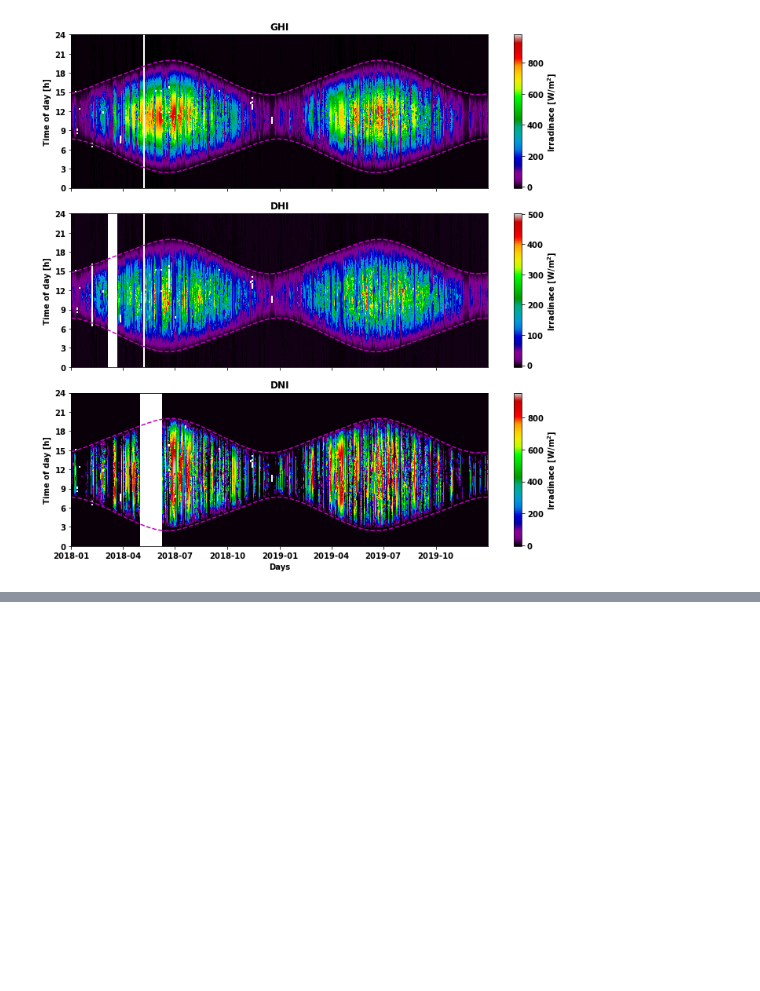
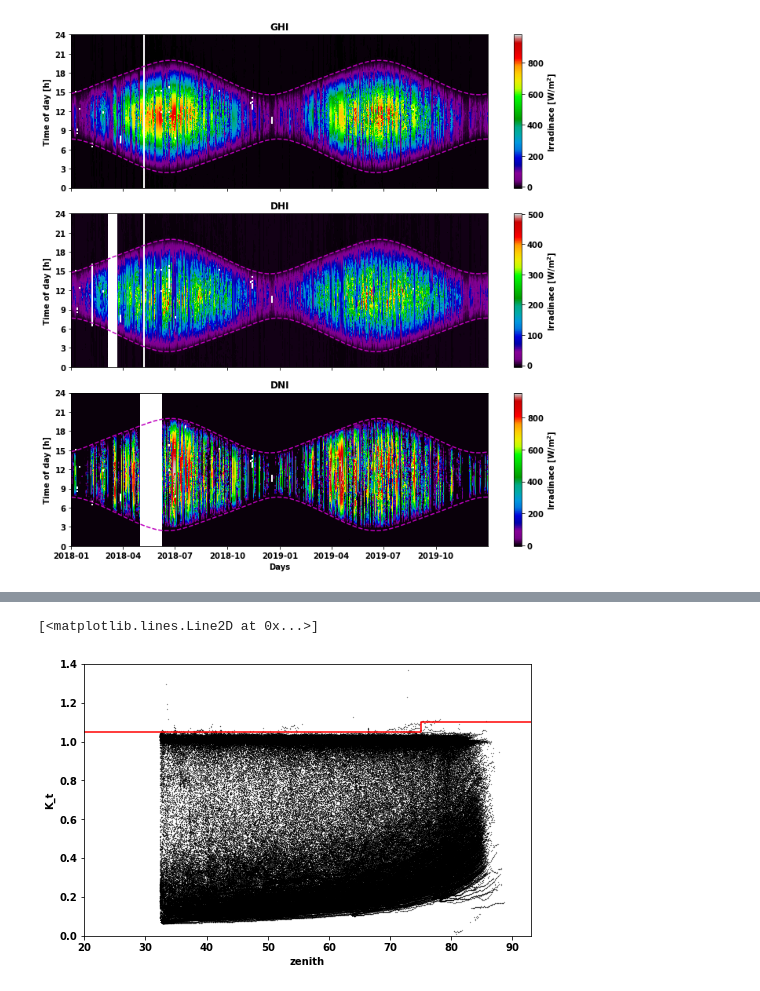
Before and after one commit to tiba-lab/Solar-Resource-Assessment-in-Python, a Jupyter notebook: notebooks/quality_asessment.ipynb, the cells around one changed output, grey strips where cells are left out. Cells and saved outputs as stored; diff of their text form; code cells hidden in the pictures; blank space fills up the shorter version.

```diff
--- a/notebooks/quality_asessment.ipynb
+++ b/notebooks/quality_asessment.ipynb
@@ -138,0 +136,3 @@ df_10min[['GHI','DHI','DNI']].plot.hist(ax=axes[1], logy=True, bins=50, alpha=0.
+# %%
+df['extra_radiation'] = pvlib.irradiance.get_extra_radiation(df.index)
+df['mu0'] = np.cos(np.deg2rad(df['zenith'])).clip(lower=0)
@@ -138,0 +171,13 @@ df_10min[['GHI','DHI','DNI']].plot.hist(ax=axes[1], logy=True, bins=50, alpha=0.
+# %%
+# Calculation of diffuse ratio
+df['K_t'] = df['DHI'] / df['GHI']
+df.loc[df['zenith']>93, 'K_t'] = np.nan
+
+# Plot diffuse ratio and limit (red)
+fig, ax = plt.subplots(figsize=(8,5))
+df[df['GHI']>50].plot.scatter(ax=ax, x='zenith', y='K_t', c='k',
+                                 s=0.05, alpha=0.75, ylim=[0,1.4], xlim=[20,93])
+ax.plot([0,75,75,93], [1.05,1.05,1.10,1.10], c='r')
+# %% [output]
+[<matplotlib.lines.Line2D at 0x...>]
+[figure, added]
```
Also changed, not shown: parts of 21 cells of this notebook.
